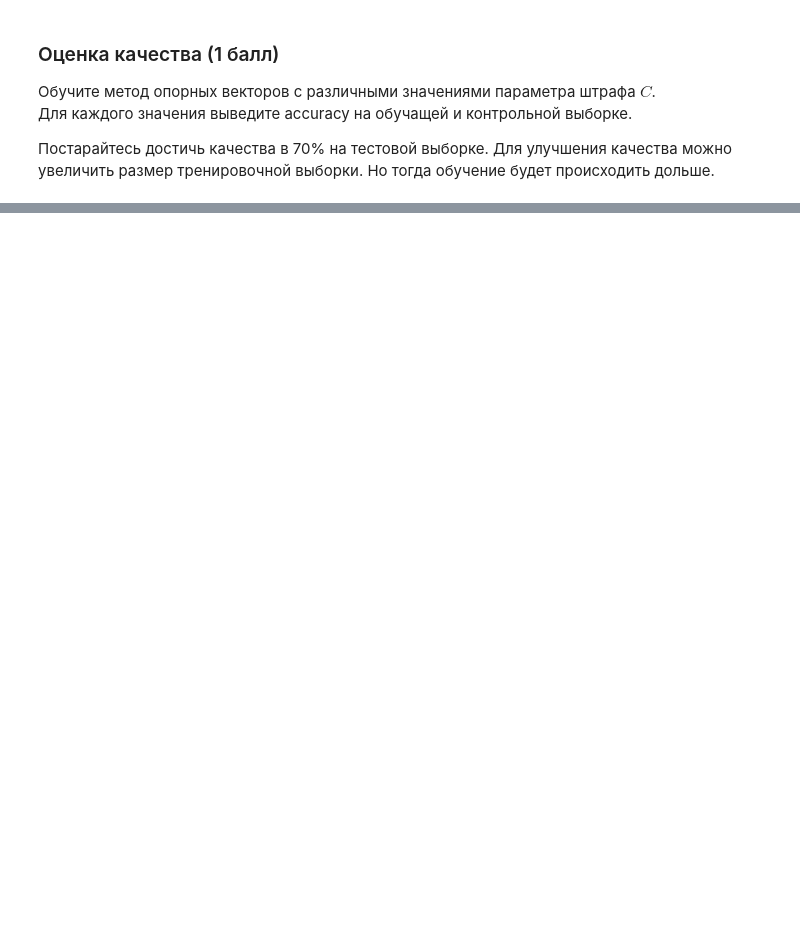
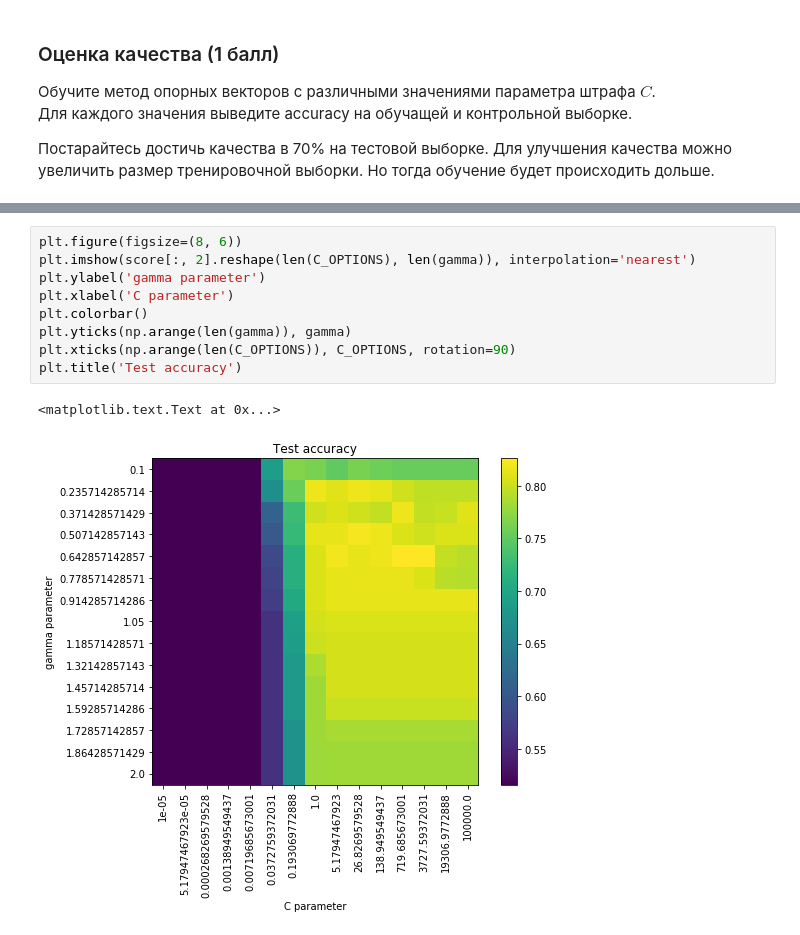
Before and after one commit to BobrG/IreneGit, a Jupyter notebook: hw1-svmnew.ipynb, the cells around one changed output, grey strips where cells are left out. Drawn from its saved outputs; the diff is of its cells as text; blank space fills up the shorter version.

```diff
--- a/hw1-svmnew.ipynb
+++ b/hw1-svmnew.ipynb
@@ -509,0 +509,12 @@ Name: 71, dtype: float64
+# %%
+plt.figure(figsize=(8, 6))
+plt.imshow(score[:, 2].reshape(len(C_OPTIONS), len(gamma)), interpolation='nearest')
+plt.ylabel('gamma parameter')
+plt.xlabel('C parameter')
+plt.colorbar()
+plt.yticks(np.arange(len(gamma)), gamma)
+plt.xticks(np.arange(len(C_OPTIONS)), C_OPTIONS, rotation=90)
+plt.title('Test accuracy')
+# %% [output]
+<matplotlib.text.Text at 0x...>
+[figure, added]
```
Also changed, not shown: parts of 26 cells of this notebook.
